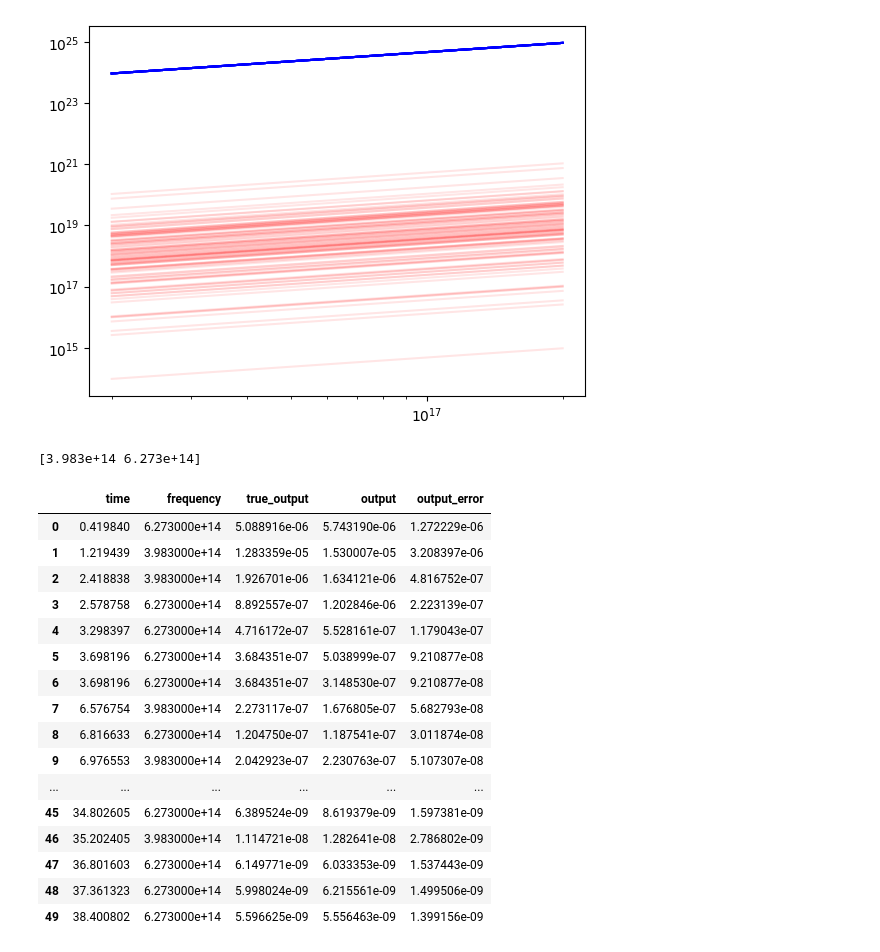
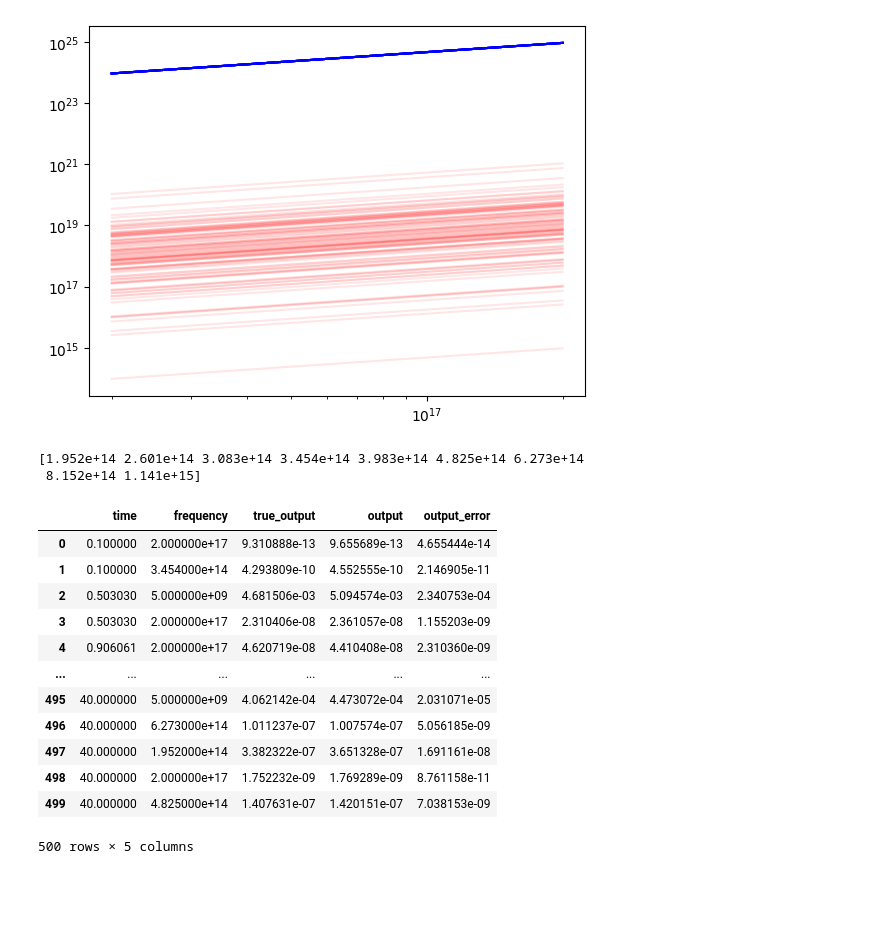
Before and after one commit to wfw23/MPhys_project, a Jupyter notebook: emulation.ipynb, the cells around one changed output. Cells and saved outputs as stored; diff of their text form; code cells hidden in the pictures; blank space fills up the shorter version.

```diff
--- a/emulation.ipynb
+++ b/emulation.ipynb
@@ -617,54 +524,50 @@ plt.show()
 [figure]
 # %%
 from redback.simulate_transients import SimulateGenericTransient
-times= np.linspace(0.1,40,500)
-num_points=50
-noise=0.25
+times= np.linspace(0.1,40,100)
+num_points=500
+noise=0.05
 
-#bands = ['F160W', 'F110W','lssty', 'lsstz','lssti', 'lsstr','lsstg','lsstu', 'uvot::uvw1']
-#frequencies=[5e9, 2e17]
-bands = ['lssti','lsstg']
+bands = ['F160W', 'F110W','lssty', 'lsstz','lssti', 'lsstr','lsstg','lsstu', 'uvot::uvw1']
+frequencies=[5e9, 2e17]
 bandfreqs = (redback.utils.bands_to_frequency(bands))
 print(bandfreqs)
-#frequencies.extend(bandfreqs)
-#frequencies.sort()
-#frequencies
+frequencies.extend(bandfreqs)
+frequencies.sort()
+frequencies
 
-model_kwargs = {'output_format':'flux_density', 'frequency':bandfreqs}
+model_kwargs = {'output_format':'flux_density', 'frequency':frequencies}
 
 params={}
 params['av'] = 0.5
 params['loge0'] = 49.5
 params['logn0'] = 0.5
 params['p'] = 2.3
 params['logepse'] = -1.25
 params['logepsb'] = -2.5
 params['g0'] = 1000
 params['thv']= 0.5
 params['thc'] = 0.06
 params['base_model']='tophat_from_emulator'
 
 tophatag =  SimulateGenericTransient(model='extinction_with_afterglow_base_model', parameters=params,
                                             times=times, data_points=num_points, model_kwargs=model_kwargs,
                                             multiwavelength_transient=True, noise_term=noise)
 tophatag.data
 # %% [output]
-[3.983e+14 6.273e+14]
+[1.952e+14 2.601e+14 3.083e+14 3.454e+14 3.983e+14 4.825e+14 6.273e+14
+ 8.152e+14 1.141e+15]
 |  | time | frequency | true_output | output | output_error |
-| 0 | 0.419840 | 6.273000e+14 | 5.088916e-06 | 5.743190e-06 | 1.272229e-06 |
-| 1 | 1.219439 | 3.983000e+14 | 1.283359e-05 | 1.530007e-05 | 3.208397e-06 |
-| 2 | 2.418838 | 3.983000e+14 | 1.926701e-06 | 1.634121e-06 | 4.816752e-07 |
-| 3 | 2.578758 | 6.273000e+14 | 8.892557e-07 | 1.202846e-06 | 2.223139e-07 |
-| 4 | 3.298397 | 6.273000e+14 | 4.716172e-07 | 5.528161e-07 | 1.179043e-07 |
-| 5 | 3.698196 | 6.273000e+14 | 3.684351e-07 | 5.038999e-07 | 9.210877e-08 |
-| 6 | 3.698196 | 6.273000e+14 | 3.684351e-07 | 3.148530e-07 | 9.210877e-08 |
-| 7 | 6.576754 | 3.983000e+14 | 2.273117e-07 | 1.676805e-07 | 5.682793e-08 |
-| 8 | 6.816633 | 6.273000e+14 | 1.204750e-07 | 1.187541e-07 | 3.011874e-08 |
-| 9 | 6.976553 | 3.983000e+14 | 2.042923e-07 | 2.230763e-07 | 5.107307e-08 |
+| 0 | 0.100000 | 2.000000e+17 | 9.310888e-13 | 9.655689e-13 | 4.655444e-14 |
+| 1 | 0.100000 | 3.454000e+14 | 4.293809e-10 | 4.552555e-10 | 2.146905e-11 |
+| 2 | 0.503030 | 5.000000e+09 | 4.681506e-03 | 5.094574e-03 | 2.340753e-04 |
+| 3 | 0.503030 | 2.000000e+17 | 2.310406e-08 | 2.361057e-08 | 1.155203e-09 |
+| 4 | 0.906061 | 2.000000e+17 | 4.620719e-08 | 4.410408e-08 | 2.310360e-09 |
 | ... | ... | ... | ... | ... | ... |
-| 45 | 34.802605 | 6.273000e+14 | 6.389524e-09 | 8.619379e-09 | 1.597381e-09 |
-| 46 | 35.202405 | 3.983000e+14 | 1.114721e-08 | 1.282641e-08 | 2.786802e-09 |
-| 47 | 36.801603 | 6.273000e+14 | 6.149771e-09 | 6.033353e-09 | 1.537443e-09 |
-| 48 | 37.361323 | 6.273000e+14 | 5.998024e-09 | 6.215561e-09 | 1.499506e-09 |
-| 49 | 38.400802 | 6.273000e+14 | 5.596625e-09 | 5.556463e-09 | 1.399156e-09 |
+| 495 | 40.000000 | 5.000000e+09 | 4.062142e-04 | 4.473072e-04 | 2.031071e-05 |
+| 496 | 40.000000 | 6.273000e+14 | 1.011237e-07 | 1.007574e-07 | 5.056185e-09 |
+| 497 | 40.000000 | 1.952000e+14 | 3.382322e-07 | 3.651328e-07 | 1.691161e-08 |
+| 498 | 40.000000 | 2.000000e+17 | 1.752232e-09 | 1.769289e-09 | 8.761158e-11 |
+| 499 | 40.000000 | 4.825000e+14 | 1.407631e-07 | 1.420151e-07 | 7.038153e-09 |
+500 rows × 5 columns
 # %%
```
Also changed, not shown: parts of 31 cells of this notebook, 48 other files.
